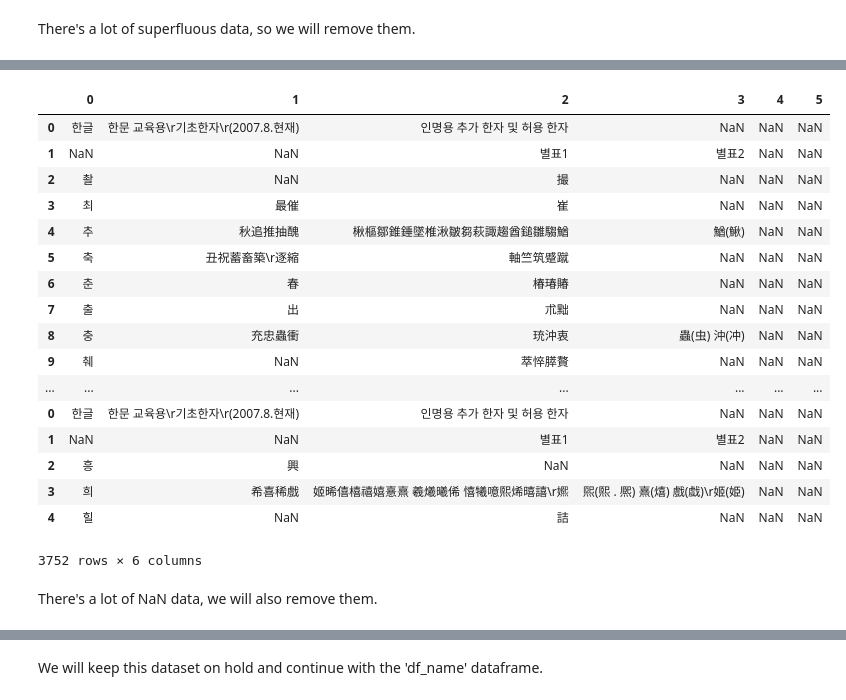
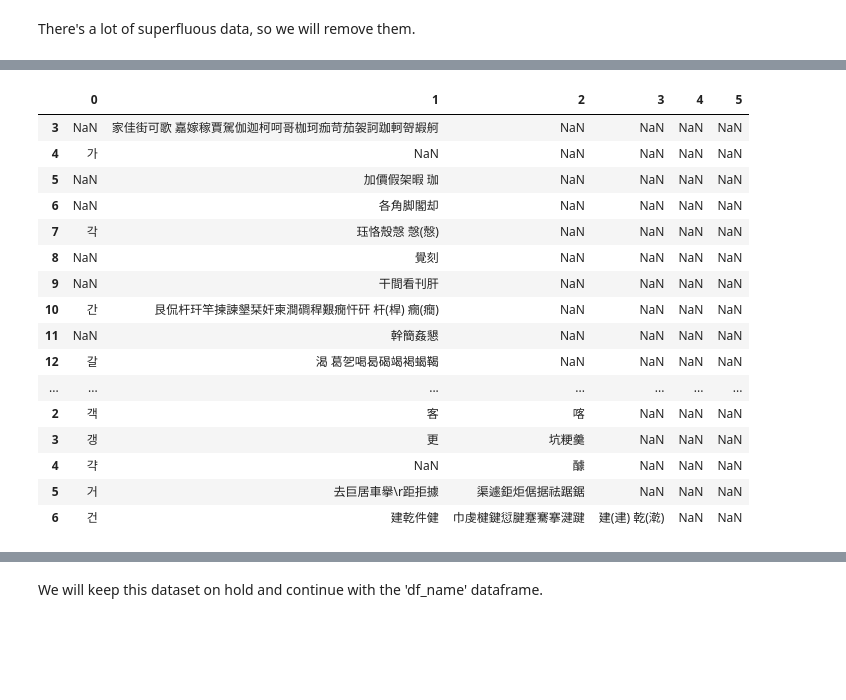
Before and after one commit to L-brierton/Korean-Name-Analysis, a Jupyter notebook: Korean Name Ver 2.ipynb, the cells around one changed output, grey strips where cells are left out. Saved outputs shown, nothing was run; the diff lists cells and outputs as text; code cells hidden in the pictures; blank space fills up the shorter version.

```diff
--- a/Korean Name Ver 2.ipynb
+++ b/Korean Name Ver 2.ipynb
@@ -58,6 +58,8 @@ type(list_hanja[0])
 pandas.core.frame.DataFrame
 # %% [markdown]
 The list_hanja is a list made up of 53 dataframes, we need to combine these and clean it up.
+# %%
+df_hanja = pd.DataFrame()
 # %%
 for i in range(len(list_hanja)):
     df_hanja = df_hanja.append(list_hanja[i])
@@ -84,2 +86,7 @@ df_hanja
 # %% [markdown]
 There's a lot of superfluous data, so we will remove them.
+# %%
+df_hanja = df_hanja[df_hanja[0] != '한글']
+df_hanja = df_hanja[df_hanja[2] != '별표1']
+df_hanja = df_hanja[2:]
+df_hanja
@@ -86,23 +112,22 @@ There's a lot of superfluous data, so we will remove them.
+# %%
+df_hanja = df_hanja.rename(columns={0:'hangul', 1:'hanja', 2:'hanja2', 3:'hanja3', 4:'hanja4', 5:'hanja5'})
 # %%
-df_hanja
+df_hanja.head(25)
 # %% [output]
 |  | 0 | 1 | 2 | 3 | 4 | 5 |
-| 0 | 한글 | 한문 교육용\r기초한자\r(2007.8.현재) | 인명용 추가 한자 및 허용 한자 | NaN | NaN | NaN |
-| 1 | NaN | NaN | 별표1 | 별표2 | NaN | NaN |
-| 2 | 촬 | NaN | 撮 | NaN | NaN | NaN |
-| 3 | 최 | 最催 | 崔 | NaN | NaN | NaN |
-| 4 | 추 | 秋追推抽醜 | 楸樞鄒錐錘墜椎湫皺芻萩諏趨酋鎚雛騶鰌 | 鰌(鰍) | NaN | NaN |
-| 5 | 축 | 丑祝蓄畜築\r逐縮 | 軸竺筑蹙蹴 | NaN | NaN | NaN |
-| 6 | 춘 | 春 | 椿瑃賰 | NaN | NaN | NaN |
-| 7 | 출 | 出 | 朮黜 | NaN | NaN | NaN |
-| 8 | 충 | 充忠蟲衝 | 珫沖衷 | 蟲(虫) 沖(冲) | NaN | NaN |
-| 9 | 췌 | NaN | 萃悴膵贅 | NaN | NaN | NaN |
+| 3 | NaN | 家佳街可歌 嘉嫁稼賈駕伽迦柯呵哥枷珂痂苛茄袈訶跏軻哿嘏舸 | NaN | NaN | NaN | NaN |
+| 4 | 가 | NaN | NaN | NaN | NaN | NaN |
+| 5 | NaN | 加價假架暇 珈 | NaN | NaN | NaN | NaN |
+| 6 | NaN | 各角脚閣却 | NaN | NaN | NaN | NaN |
+| 7 | 각 | 珏恪殼愨 愨(慤) | NaN | NaN | NaN | NaN |
+| 8 | NaN | 覺刻 | NaN | NaN | NaN | NaN |
+| 9 | NaN | 干間看刊肝 | NaN | NaN | NaN | NaN |
+| 10 | 간 | 艮侃杆玕竿揀諫墾栞奸柬澗磵稈艱癇忓矸 杆(桿) 癇(癎) | NaN | NaN | NaN | NaN |
+| 11 | NaN | 幹簡姦懇 | NaN | NaN | NaN | NaN |
+| 12 | 갈 | 渴 葛乫喝曷碣竭褐蝎鞨 | NaN | NaN | NaN | NaN |
 | ... | ... | ... | ... | ... | ... | ... |
-| 0 | 한글 | 한문 교육용\r기초한자\r(2007.8.현재) | 인명용 추가 한자 및 허용 한자 | NaN | NaN | NaN |
-| 1 | NaN | NaN | 별표1 | 별표2 | NaN | NaN |
-| 2 | 흥 | 興 | NaN | NaN | NaN | NaN |
-| 3 | 희 | 希喜稀戲 | 姬晞僖橲禧嬉憙熹 羲爔曦俙 憘犧噫熙烯暿譆\r㜯 | 煕(熙 . 熈) 熹(熺) 戲(戱)\r姬(姫) | NaN | NaN |
-| 4 | 힐 | NaN | 詰 | NaN | NaN | NaN |
+| 2 | 객 | 客 | 喀 | NaN | NaN | NaN |
+| 3 | 갱 | 更 | 坑粳羹 | NaN | NaN | NaN |
+| 4 | 갹 | NaN | 醵 | NaN | NaN | NaN |
+| 5 | 거 | 去巨居車擧\r距拒據 | 渠遽鉅炬倨据祛踞鋸 | NaN | NaN | NaN |
+| 6 | 건 | 建乾件健 | 巾虔楗鍵愆腱蹇騫搴湕踺 | 建(䢖) 乾(漧) | NaN | NaN |
-3752 rows × 6 columns
-# %% [markdown]
-There's a lot of NaN data, we will also remove them.
```
Also changed, not shown: parts of 16 cells of this notebook.
